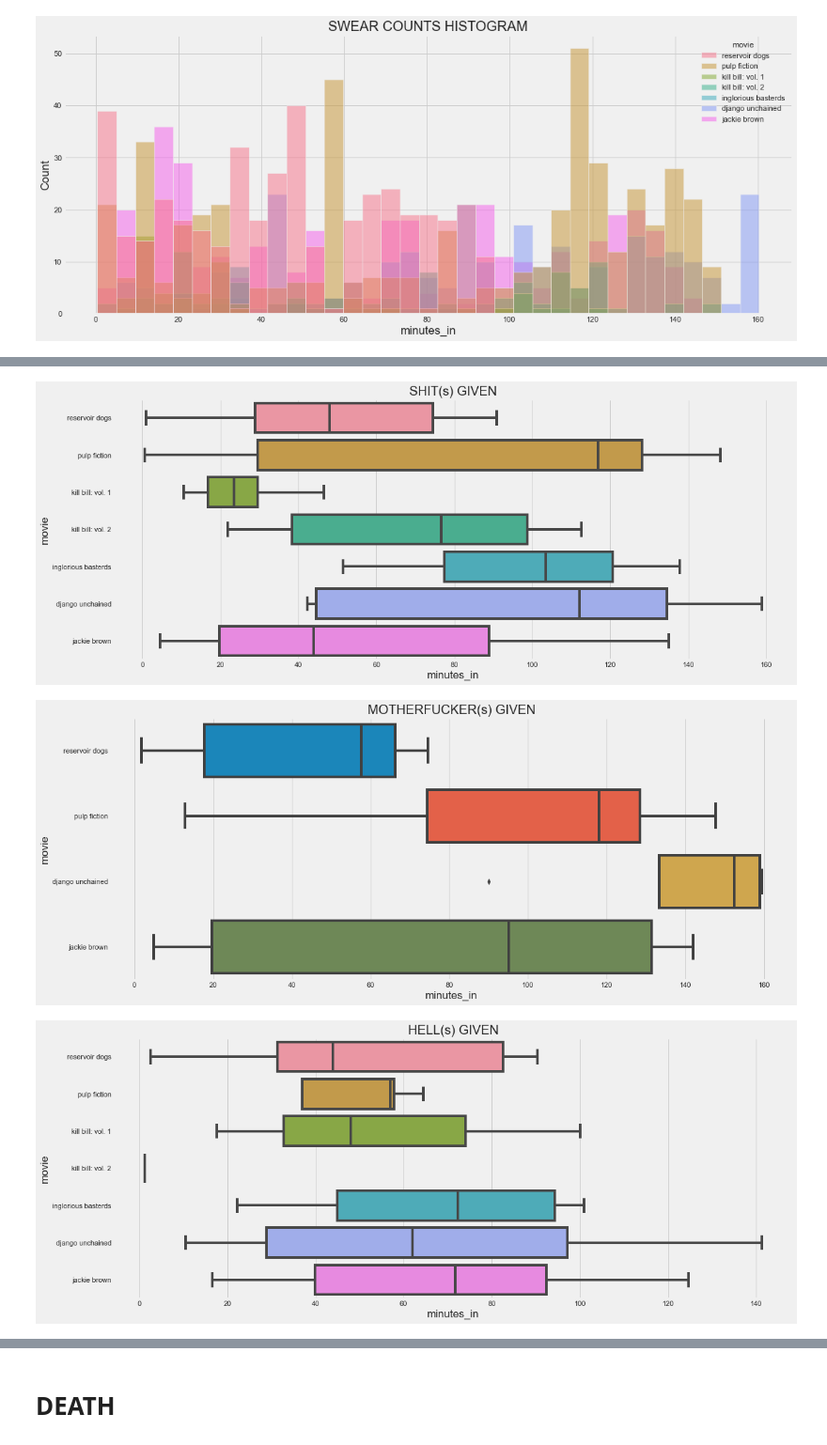
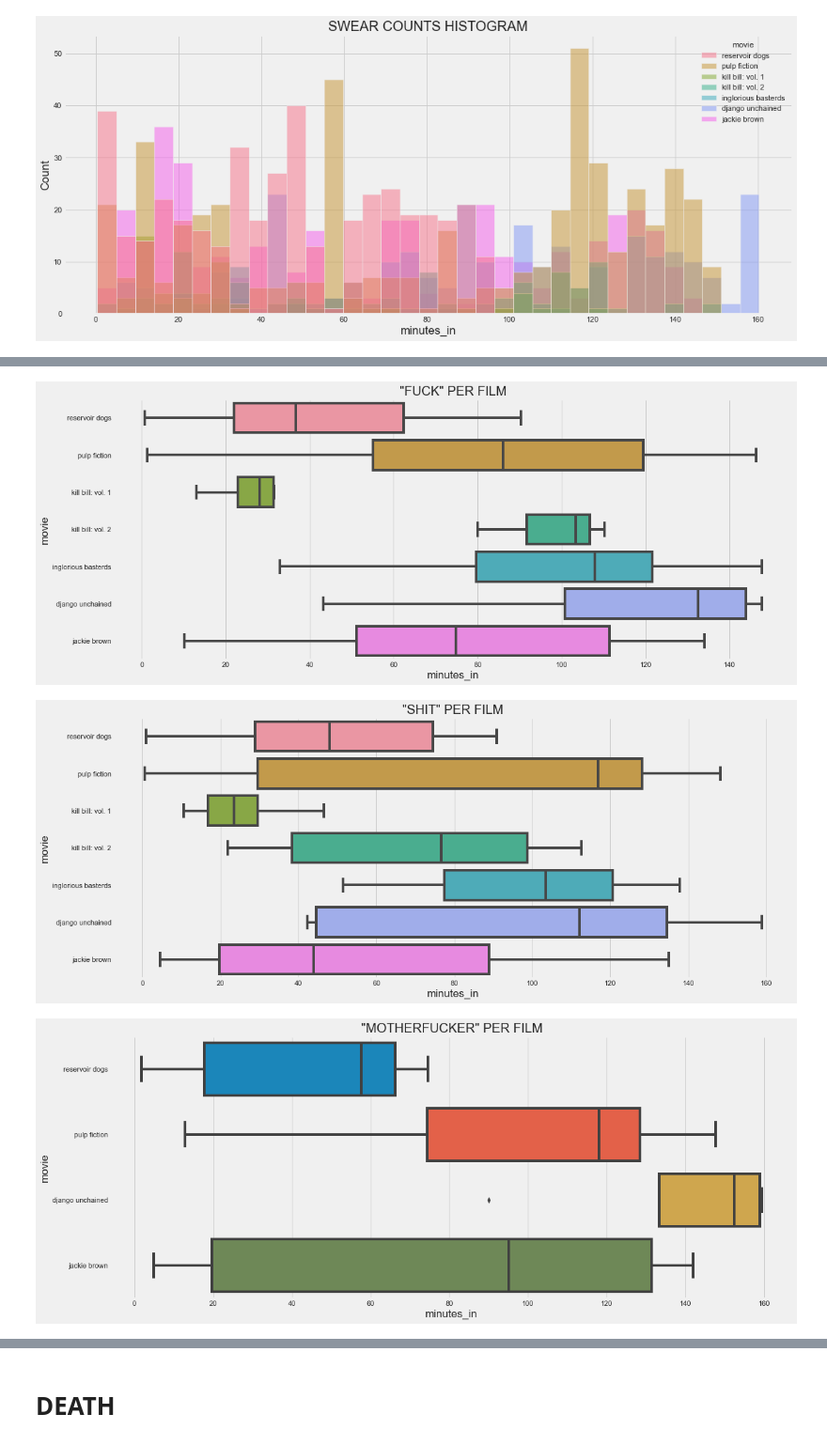
Before and after one commit to tmnkopp/PythonAutomation, a Jupyter notebook: py/tarantino.ipynb, the cells around one changed output, grey strips where cells are left out. Shown at 94% size. Cells and saved outputs as stored; diff of their text form; code cells hidden in the pictures.

Commit message:
added top chart

```diff
--- a/py/tarantino.ipynb
+++ b/py/tarantino.ipynb
@@ -46,4 +40,4 @@ array(['reservoir dogs', 'pulp fiction', 'kill bill: vol. 1',
 # %%
-top10=df.loc[df['type']=='word']['word'].value_counts()[:10]
-top10
+top_words=df.loc[df['type']=='word']['word'].value_counts()[:12]
+top_words
 # %% [output]
@@ -60,6 +56,6 @@ damn             37
 Name: word, dtype: int64
 # %%
-dfWords=df.loc[df['word'].isin(top10.index)]
+dfWords=df.loc[df['word'].isin(top_words.index)]
 dfWords.head()
 # %% [output]
 |  | movie | type | word | minutes_in |
@@ -82,5 +88,5 @@ Text(0.5, 1.0, 'SWEAR COUNTS HISTOGRAM')
 for w in dfWords['word'].unique():
     d = df.loc[df['word']==w]
     plt.figure(w)
-    sns.boxplot(data=d , x='minutes_in', y='movie').set_title(w.upper() + '(s) GIVEN')
+    sns.boxplot(data=d , x='minutes_in', y='movie').set_title( f'"{w.upper()}" PER FILM')
 # %% [output]
@@ -89,3 +95,3 @@ for w in dfWords['word'].unique():
-[figure, old version]
+[figure, new version]
-[figure, old version]
+[figure, new version]
-[figure, old version]
+[figure, new version]
```
Also changed, not shown: parts of 7 cells of this notebook.
